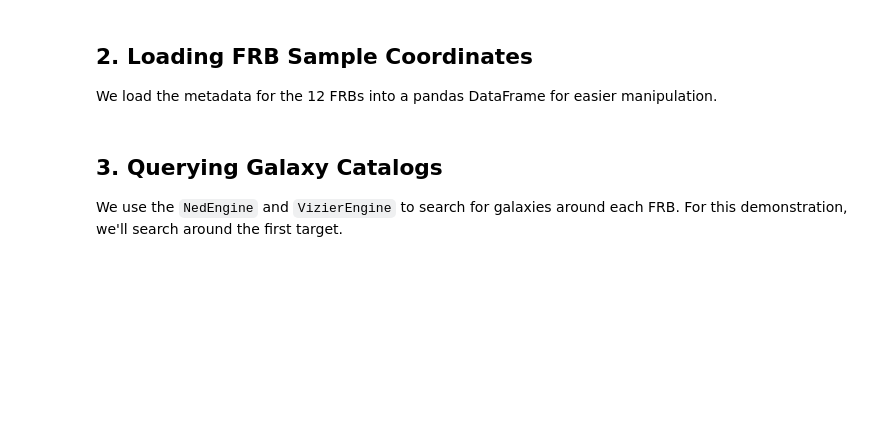
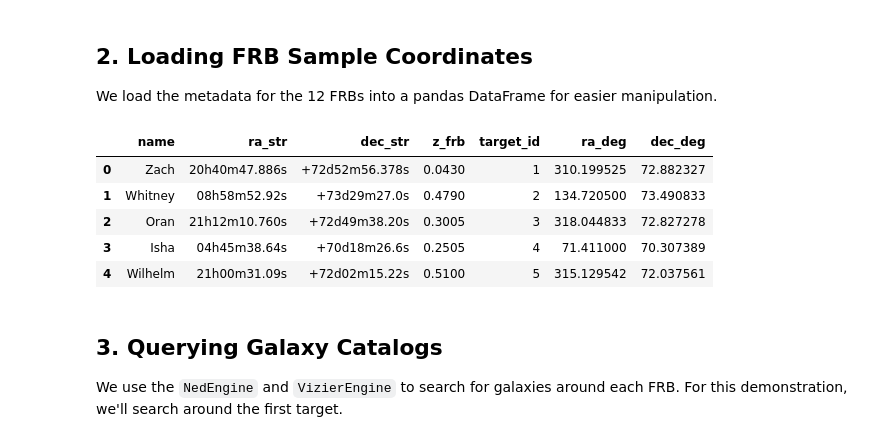
Before and after one commit to jakobtfaber/FLITS, a Jupyter notebook: galaxies/v2_0/analysis.ipynb, the cells around one changed output. Saved outputs shown, nothing was run; the diff lists cells and outputs as text; code cells hidden in the pictures; blank space fills up the shorter version.

```diff
--- a/galaxies/v2_0/analysis.ipynb
+++ b/galaxies/v2_0/analysis.ipynb
@@ -62,15 +71,22 @@ print(os.listdir('../..'))
 
 We load the metadata for the 12 FRBs into a pandas DataFrame for easier manipulation.
 # %%
-frb_df = pd.DataFrame(TARGETS, columns=['ra_str', 'dec_str', 'z_frb'])
+frb_df = pd.DataFrame(TARGETS, columns=['name', 'ra_str', 'dec_str', 'z_frb'])
 frb_df['target_id'] = range(1, len(frb_df) + 1)
 
 # Parse coordinates to decimal degrees
 coords = [parse_coord(r, d) for r, d in zip(frb_df.ra_str, frb_df.dec_str)]
 frb_df['ra_deg'] = [c.ra.deg for c in coords]
 frb_df['dec_deg'] = [c.dec.deg for c in coords]
 
 frb_df.head()
+# %% [output]
+|  | name | ra_str | dec_str | z_frb | target_id | ra_deg | dec_deg |
+| 0 | Zach | 20h40m47.886s | +72d52m56.378s | 0.0430 | 1 | 310.199525 | 72.882327 |
+| 1 | Whitney | 08h58m52.92s | +73d29m27.0s | 0.4790 | 2 | 134.720500 | 73.490833 |
+| 2 | Oran | 21h12m10.760s | +72d49m38.20s | 0.3005 | 3 | 318.044833 | 72.827278 |
+| 3 | Isha | 04h45m38.64s | +70d18m26.6s | 0.2505 | 4 | 71.411000 | 70.307389 |
+| 4 | Wilhelm | 21h00m31.09s | +72d02m15.22s | 0.5100 | 5 | 315.129542 | 72.037561 |
 # %% [markdown]
 ## 3. Querying Galaxy Catalogs
 
```
Also changed, not shown: parts of 2 cells of this notebook, 4 other files.
